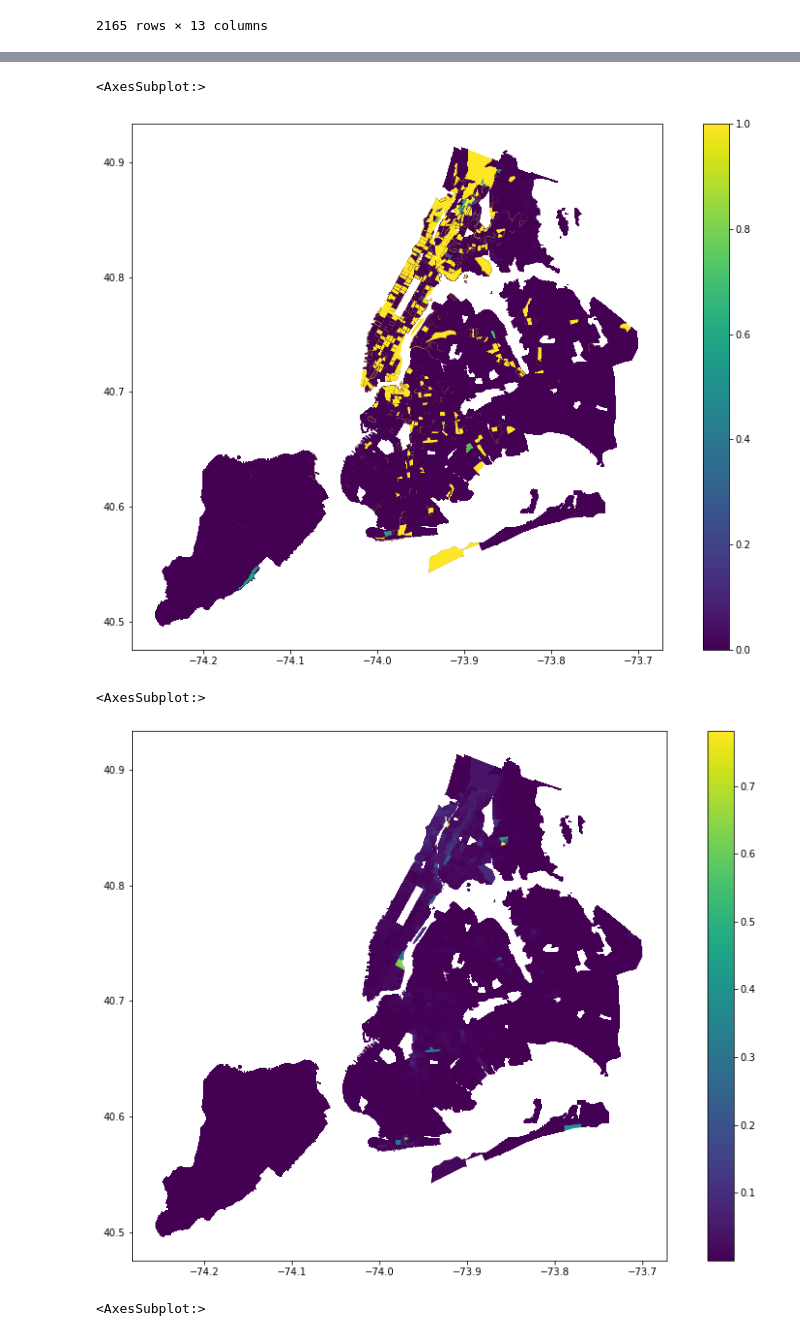
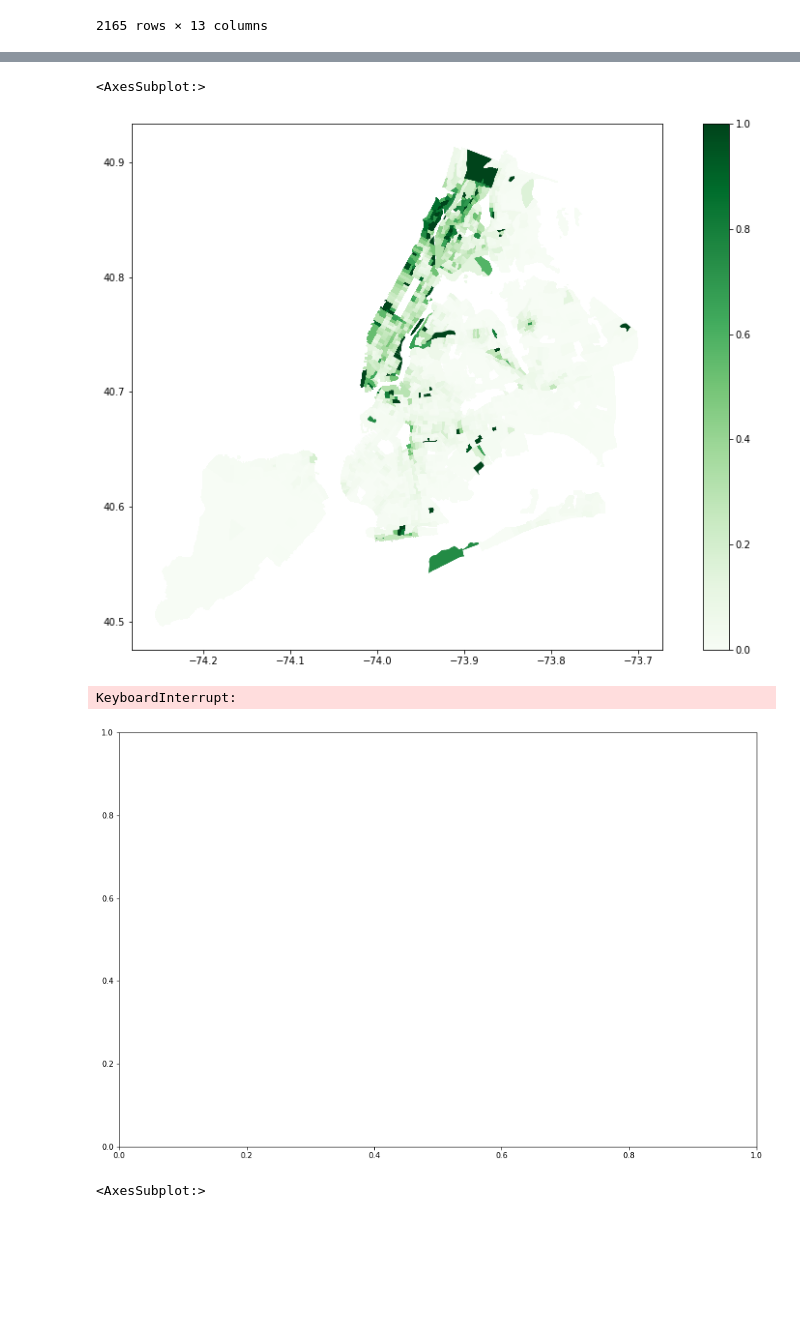
Before and after one commit to KaiElwood/machine-learning-final, a Jupyter notebook: code/05a_pr_prob_bbl.ipynb, the cells around one changed output, grey strips where cells are left out. Cells and saved outputs as stored; diff of their text form; code cells hidden in the pictures; blank space fills up the shorter version.

Commit message:
updated colors

```diff
--- a/code/05a_pr_prob_bbl.ipynb
+++ b/code/05a_pr_prob_bbl.ipynb
@@ -42,4 +46,9 @@ Title: borobox_convex_hull.geojson, ID: 1SzBNj3Ba-v9MEwuCkZT9e9iAwVYUqx8r
 # %%
+csv = drive.CreateFile({'id': '1kjVfdtMhnQS2V3V0qeb5v-g_yjzjY_nO'})
+csv.GetContentFile('pred_prob_allbld.csv')
+
+pr_prob = pd.read_csv('pred_prob_allbld.csv').drop(["Unnamed: 0"], axis = 1)
+
 census_ct= gpd.read_file("https://services5.arcgis.com/GfwWNkhOj9bNBqoJ/arcgis/rest/services/NYC_Census_Tracts_for_2010_US_Census/FeatureServer/0/query?where=1=1&outFields=*&outSR=4326&f=pgeojson")
 
 census_ct
@@ -65,2 +68,0 @@ census_ct.plot()
-# %%
-pr_prob = pd.read_csv("G:/.shortcut-targets-by-id/1hgVHDpl_iZ7es6sKW0QRlC9X6SF58wk7/Machine Learning 4 Cities Final Project/Data/data_for_viz/pred_prob_ct.csv").drop(["Unnamed: 0"], axis = 1)
@@ -83,2 +69,9 @@ pr_prob
 # %%
-pr_prob_nb = pd.read_csv("G:/.shortcut-targets-by-id/1hgVHDpl_iZ7es6sKW0QRlC9X6SF58wk7/Machine Learning 4 Cities Final Project/Data/data_for_viz/pred_prob_naivebayes_allbld.csv").drop(["Unnamed: 0"], axis = 1)
+csv = drive.CreateFile({'id': '18FsUwkRtIe3Y1ea59NfXrUWODM8yC2dv'})
+csv.GetContentFile('pred_prob_naivebayes_ct.csv')
+
+# pred_prob_naivebayes_ct.csv, ID: 18FsUwkRtIe3Y1ea59NfXrUWODM8yC2dv
+
+pr_prob_nb = pd.read_csv('pred_prob_naivebayes_ct.csv').drop(["Unnamed: 0"], axis = 1)
+
+# pr_prob_nb = pd.read_csv("G:/.shortcut-targets-by-id/1hgVHDpl_iZ7es6sKW0QRlC9X6SF58wk7/Machine Learning 4 Cities Final Project/Data/data_for_viz/pred_prob_naivebayes_allbld.csv").drop(["Unnamed: 0"], axis = 1)
@@ -182,14 +159,40 @@ pr_prob_ct.plot()
 # %%
 fig, ax = plt.subplots(1, figsize=(15,10))
-pr_prob_ct.plot(column='prob_vacate_bl', ax=ax, legend=True)
+# scheme = mc.Quantiles(pr_prob_ct["prob_vacate_bl"], k=5)
+pr_prob_ct.plot(column='prob_vacate_bl', ax=ax, legend=True, cmap='Greens')
+# FOR RED OPTION: 'OrRd'
+
+# ALL THE DIFFERENT COLOR OPTIONS:
+# 'Accent', 'Accent_r', 'Blues', 'Blues_r', 'BrBG', 'BrBG_r', 'BuGn', 'BuGn_r',
+# 'BuPu', 'BuPu_r', 'CMRmap', 'CMRmap_r', 'Dark2', 'Dark2_r', 'GnBu', 'GnBu_r',
+# 'Greens', 'Greens_r', 'Greys', 'Greys_r', 'OrRd', 'OrRd_r', 'Oranges', 'Oranges_r',
+# 'PRGn', 'PRGn_r', 'Paired', 'Paired_r', 'Pastel1', 'Pastel1_r', 'Pastel2', 'Pastel2_r',
+# 'PiYG', 'PiYG_r', 'PuBu', 'PuBuGn', 'PuBuGn_r', 'PuBu_r', 'PuOr', 'PuOr_r', 'PuRd',
+# 'PuRd_r', 'Purples', 'Purples_r', 'RdBu', 'RdBu_r', 'RdGy', 'RdGy_r', 'RdPu', 'RdPu_r',
+# 'RdYlBu', 'RdYlBu_r', 'RdYlGn', 'RdYlGn_r', 'Reds', 'Reds_r', 'Set1', 'Set1_r', 'Set2',
+# 'Set2_r', 'Set3', 'Set3_r', 'Spectral', 'Spectral_r', 'Wistia', 'Wistia_r', 'YlGn',
+# 'YlGnBu', 'YlGnBu_r', 'YlGn_r', 'YlOrBr', 'YlOrBr_r', 'YlOrRd', 'YlOrRd_r', 'afmhot',
+# 'afmhot_r', 'autumn', 'autumn_r', 'binary', 'binary_r', 'bone', 'bone_r', 'brg',
+# 'brg_r', 'bwr', 'bwr_r', 'cividis', 'cividis_r', 'cool', 'cool_r', 'coolwarm',
+# 'coolwarm_r', 'copper', 'copper_r', 'cubehelix', 'cubehelix_r', 'flag', 'flag_r',
+# 'gist_earth', 'gist_earth_r', 'gist_gray', 'gist_gray_r', 'gist_heat', 'gist_heat_r',
+# 'gist_ncar', 'gist_ncar_r', 'gist_rainbow', 'gist_rainbow_r', 'gist_stern', 'gist_stern_r',
+# 'gist_yarg', 'gist_yarg_r', 'gnuplot', 'gnuplot2', 'gnuplot2_r', 'gnuplot_r', 'gray',
+# 'gray_r', 'hot', 'hot_r', 'hsv', 'hsv_r', 'inferno', 'inferno_r', 'jet', 'jet_r',
+# 'magma', 'magma_r', 'nipy_spectral', 'nipy_spectral_r', 'ocean', 'ocean_r', 'pink',
+# 'pink_r', 'plasma', 'plasma_r', 'prism', 'prism_r', 'rainbow', 'rainbow_r', 'seismic',
+# 'seismic_r', 'spring', 'spring_r', 'summer', 'summer_r', 'tab10', 'tab10_r', 'tab20',
+# 'tab20_r', 'tab20b', 'tab20b_r', 'tab20c', 'tab20c_r', 'terrain', 'terrain_r', 'turbo',
+# 'turbo_r', 'twilight', 'twilight_r', 'twilight_shifted', 'twilight_shifted_r', 'viridis',
+# 'viridis_r', 'winter', 'winter_r'
 # %% [output]
 <AxesSubplot:>
-[figure, old version]
+[figure, new version]
 # %%
 fig, ax = plt.subplots(1, figsize=(15,10))
-pr_prob_ct.plot(column='prob_fire_dt', ax=ax, legend=True)
+pr_prob_ct.plot(column='prob_fire_dt', ax=ax, legend=True, cmap='greens')
 # %% [output]
-<AxesSubplot:>
+KeyboardInterrupt:
-[figure, old version]
+[figure, new version]
 # %%
 fig, ax = plt.subplots(1, figsize=(15,10))
```
Also changed, not shown: parts of 13 cells of this notebook.
